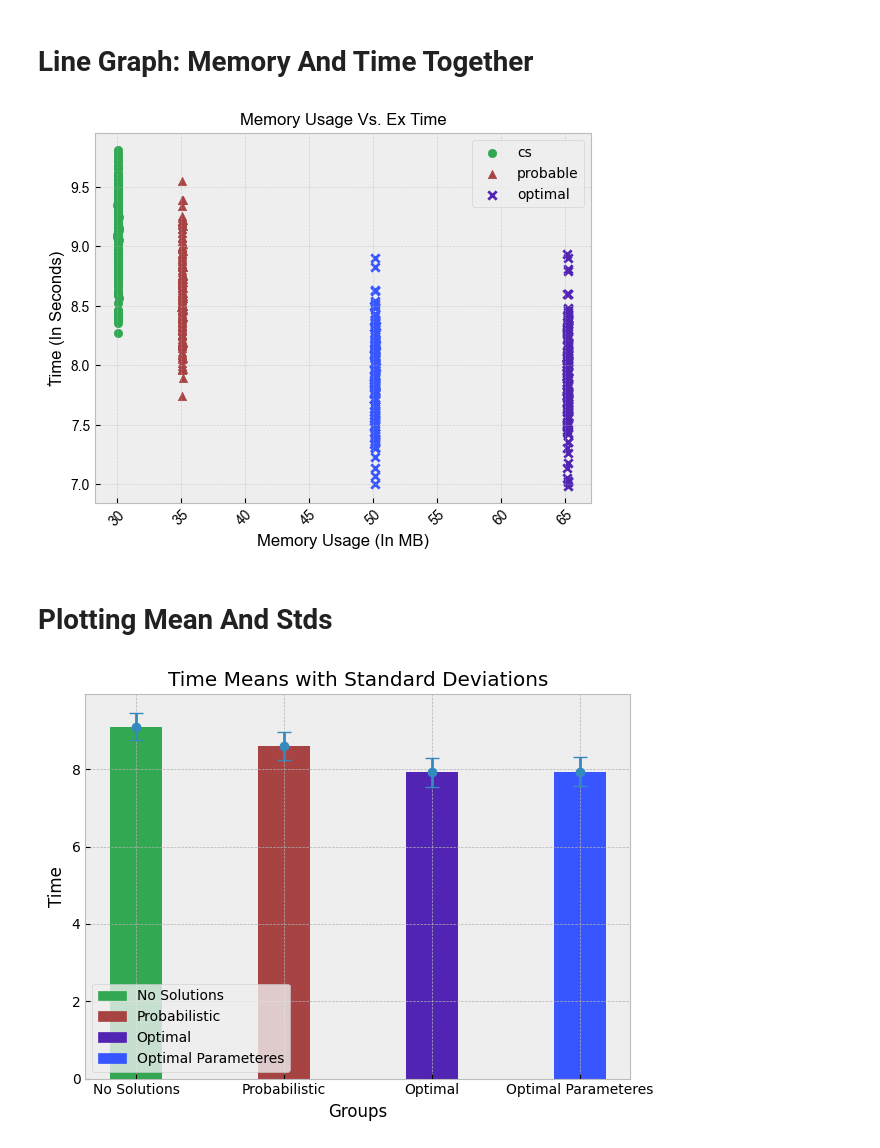
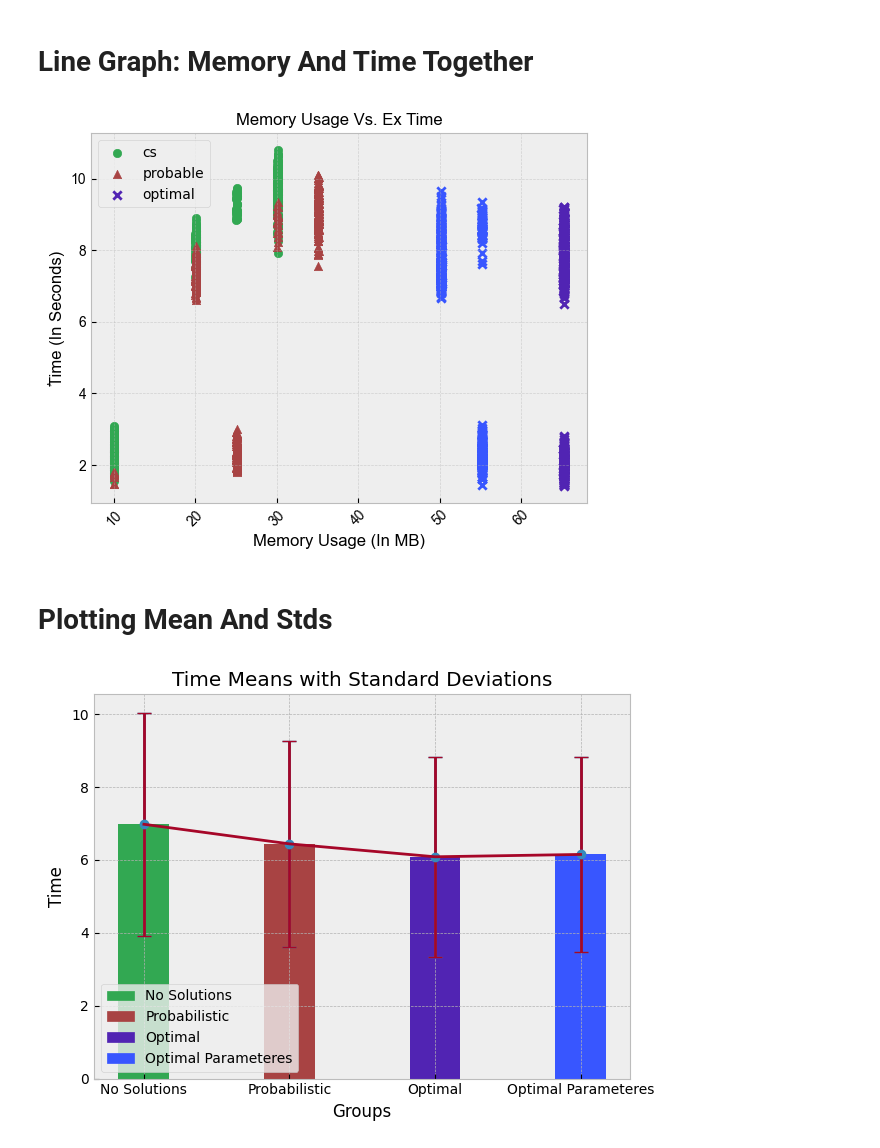
Before and after one commit to SobhanKiani/FaaS-Probablistic-Scheduler, a Jupyter notebook: simulator/results/w1/charts.ipynb, the cells around one changed output. Drawn from its saved outputs; the diff is of its cells as text; code cells hidden in the pictures.

```diff
--- a/simulator/results/w1/charts.ipynb
+++ b/simulator/results/w1/charts.ipynb
@@ -6,11 +6,22 @@ import pandas as pd
 
 plt.style.use('bmh')
 # %%
-columns = ['Time', 'Memory']
-cs = pd.read_csv('./w1-undeterministic-cs.txt', header=None)
-probable = pd.read_csv('./w1-undeterministic-probable.txt', header=None)
-optimal = pd.read_csv('./w1-undeterministic-optimal.txt', header=None)
-optimal_parameter = pd.read_csv('./w1-undeterministic-optimal-b20-a50.txt', header=None)
+columns = ['Time', 'Memory', 'Cs Time', 'Cs Count']
+
+# cs = pd.read_csv('./w1-deterministic-cs.txt', header=None)
+# probable = pd.read_csv('./w1-deterministic-probable.txt', header=None)
+# optimal = pd.read_csv('./w1-deterministic-optimal.txt', header=None)
+# optimal_parameter = pd.read_csv('./w1-deterministic-optimal-parameters.txt', header=None)
+
+# cs = pd.read_csv('./w1-undeterministic-cs.txt', header=None)[151:]
+# probable = pd.read_csv('./w1-undeterministic-probable.txt', header=None)
+# optimal = pd.read_csv('./w1-undeterministic-optimal.txt', header=None)
+# optimal_parameter = pd.read_csv('./w1-undeterministic-optimal-parameters.txt', header=None)
+
+cs = pd.read_csv('./u-cs-pathless.txt', header=None)[:500]
+probable = pd.read_csv('./u-probable-pathless.txt', header=None)[1000:]
+optimal = pd.read_csv('./u-optimal-pathless.txt', header=None)[:]
+optimal_parameter = pd.read_csv('./u-optimal-parameters-pathless.txt', header=None)[1000:]
 
 cs.columns = columns
 probable.columns = columns
@@ -126,34 +179,35 @@ plt.legend(['cs', 'probable', 'optimal'])
 
 plt.show()
 # %% [output]
-[figure, old version]
+[figure, new version]
 # %% [markdown]
 # Plotting Mean And Stds
 # %%
 x = range(len(labels))
 width = 0.35
 
 fig, ax1 = plt.subplots()
 ax1.bar(x, time_mean_data, width, label='Time Mean', color=colors)
 ax1.errorbar(x, time_mean_data, yerr=time_std_data, fmt='o', capsize=5)
+ax1.errorbar(x, time_mean_data, yerr=time_std_data, capsize=5)
 
 # ax2 = ax1.twinx()
 # ax2.bar(x, mem_mean_data, width, label='Memory Mean', alpha=0.5)
 # ax2.errorbar(x, mem_mean_data, yerr=mem_std_data, fmt='o', capsize=5)
 
 ax1.set_ylabel('Time')
 # ax2.set_ylabel('Memory')
 
 plt.xticks(x, labels)
 plt.xlabel('Groups')
 plt.title('Time Means with Standard Deviations')
 
 legend_patches = [mpatches.Patch(color=color, label=label) for color, label in zip(colors, labels)]
 plt.legend(handles=legend_patches)
 plt.tight_layout()
 plt.show()
 # %% [output]
-[figure, old version]
+[figure, new version]
 # %%
 x = range(len(labels))
 width = 0.35
```
Also changed, not shown: parts of 9 cells of this notebook, 49 other files.
